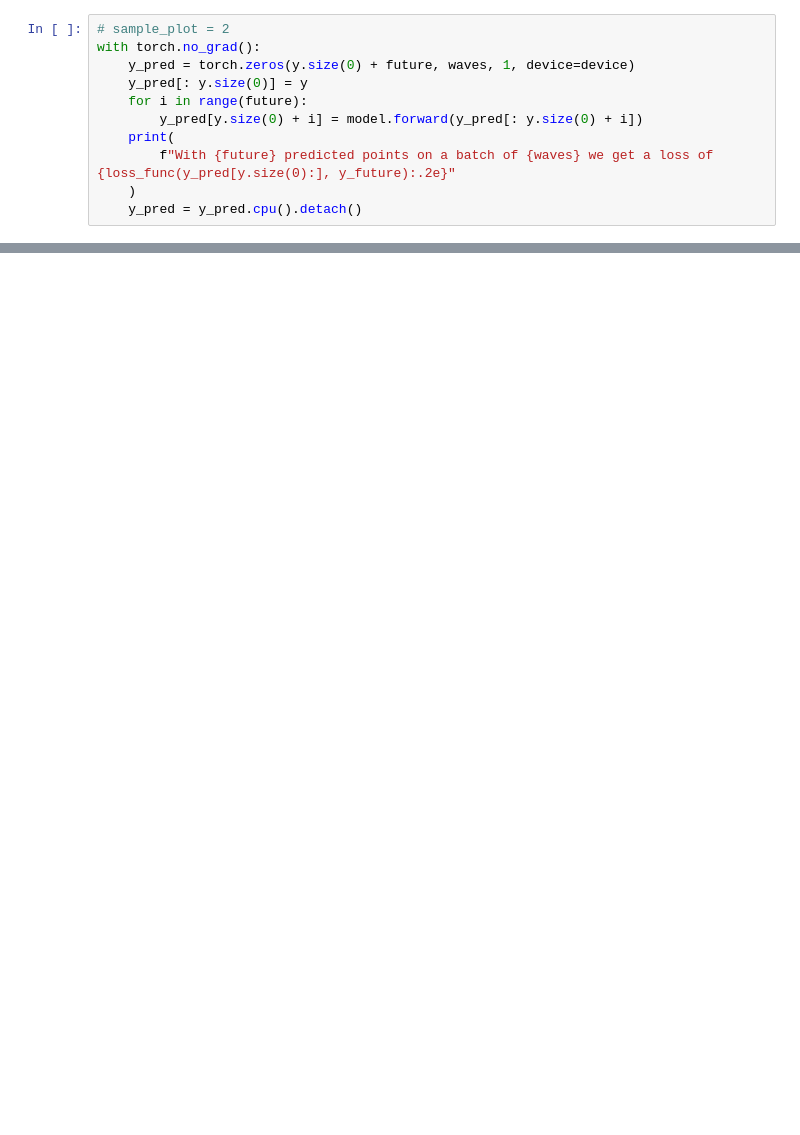
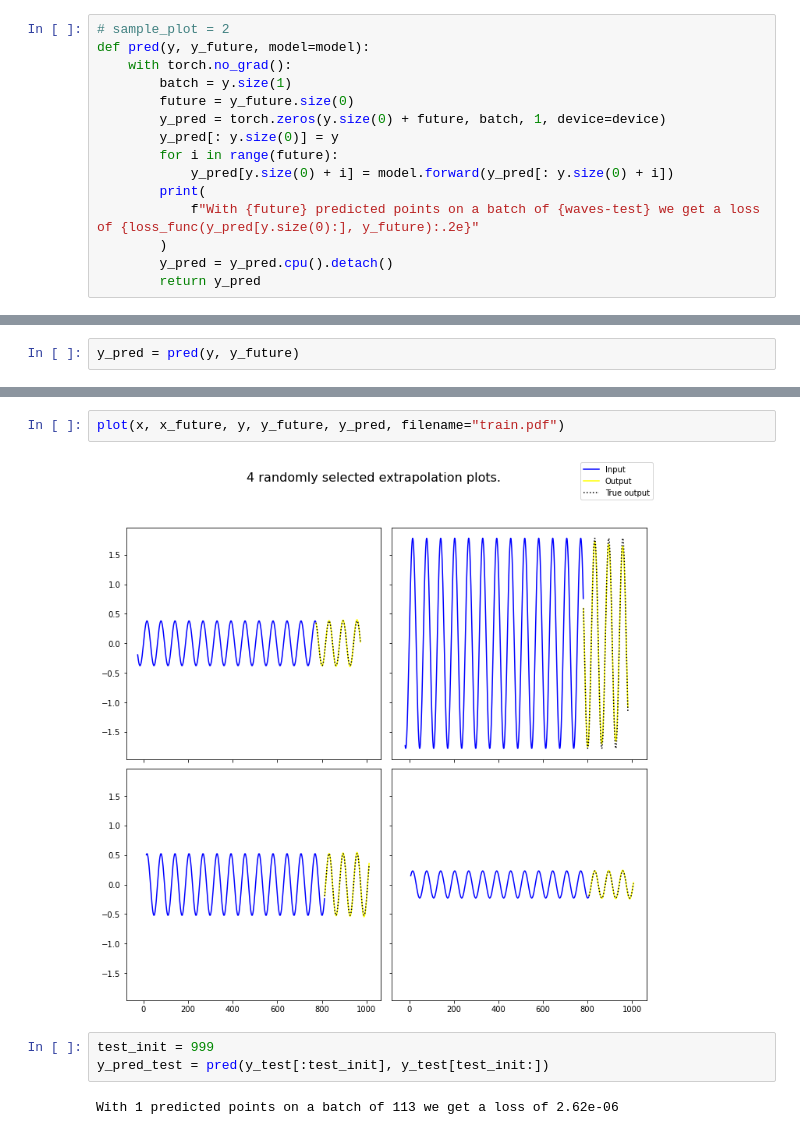
Before and after one commit to bernharl/Master-Thesis, a Jupyter notebook: testing_code/timeseries_sine/lstm_sine_notebook_try.ipynb, the cells around one changed output, grey strips where cells are left out. Cells and saved outputs as stored; diff of their text form; blank space fills up the shorter version.

```diff
--- a/testing_code/timeseries_sine/lstm_sine_notebook_try.ipynb
+++ b/testing_code/timeseries_sine/lstm_sine_notebook_try.ipynb
@@ -127,11 +118,15 @@ Epoch 99: 3.9493102121923584e-07
 # %%
 # sample_plot = 2
-with torch.no_grad():
-    y_pred = torch.zeros(y.size(0) + future, waves, 1, device=device)
-    y_pred[: y.size(0)] = y
-    for i in range(future):
-        y_pred[y.size(0) + i] = model.forward(y_pred[: y.size(0) + i])
-    print(
-        f"With {future} predicted points on a batch of {waves} we get a loss of {loss_func(y_pred[y.size(0):], y_future):.2e}"
-    )
-    y_pred = y_pred.cpu().detach()
+def pred(y, y_future, model=model):
+    with torch.no_grad():
+        batch = y.size(1)
+        future = y_future.size(0)
+        y_pred = torch.zeros(y.size(0) + future, batch, 1, device=device)
+        y_pred[: y.size(0)] = y
+        for i in range(future):
+            y_pred[y.size(0) + i] = model.forward(y_pred[: y.size(0) + i])
+        print(
+            f"With {future} predicted points on a batch of {waves-test} we get a loss of {loss_func(y_pred[y.size(0):], y_future):.2e}"
+        )
+        y_pred = y_pred.cpu().detach()
+        return y_pred
@@ -140,0 +133,2 @@ With 200 predicted points on a batch of 150 we get a loss of 2.87e-03
+# %%
+y_pred = pred(y, y_future)
@@ -170,0 +167,9 @@ plt.show()
+# %%
+plot(x, x_future, y, y_future, y_pred, filename="train.pdf")
+# %% [output]
+[figure, added]
+# %%
+test_init = 999
+y_pred_test = pred(y_test[:test_init], y_test[test_init:])
+# %% [output]
+With 1 predicted points on a batch of 113 we get a loss of 2.62e-06
```
Also changed, not shown: parts of 10 cells of this notebook.
